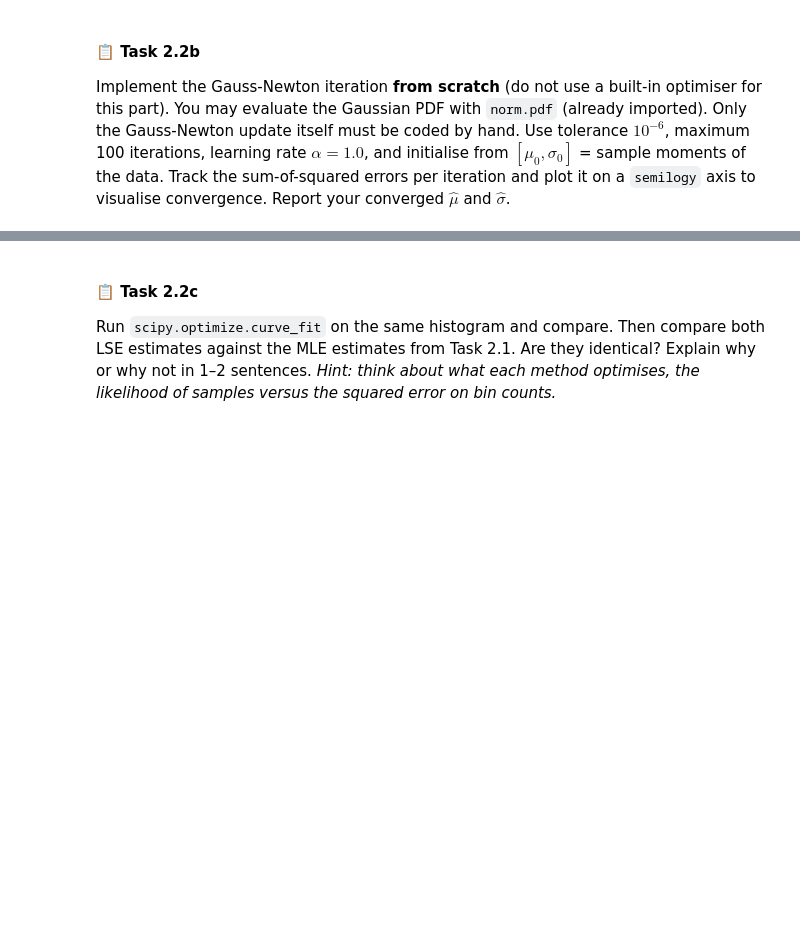
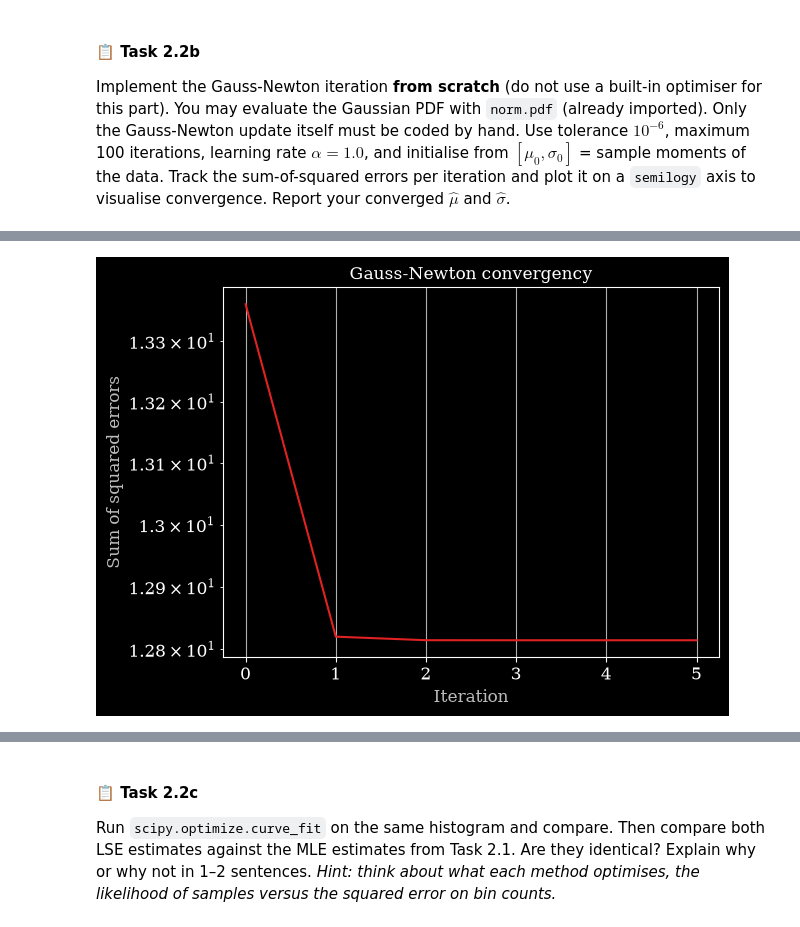
Before and after one commit to karla-hartmann0512/SSP-group16, a Jupyter notebook: project.ipynb, the cells around one changed output, grey strips where cells are left out. Drawn from its saved outputs; the diff is of its cells as text; code cells hidden in the pictures; blank space fills up the shorter version.

Commit message:
Add Gauss-Newton method

```diff
--- a/project.ipynb
+++ b/project.ipynb
@@ -946,4 +960,86 @@ Implement the Gauss-Newton iteration **from scratch** (do not use a built-in opt
 #    Useful: np.histogram, np.linalg.solve.
 
 # ── 🧠 Your solution — Task 2.2b ────────────────────────────────────────────────
-# ... your code here ...
+# Obtaining values for x (centers) and y (counts)
+counts, edges = np.histogram(rr_N, bins = 30, density=True)
+centers = 0.5 * (edges[:-1] + edges[1:])
+print(centers.shape, counts.shape)
+
+
+# Initiating params
+loss = 1
+it = 0
+# Mean and standard deviations
+mean_gauss = mean_rr
+sd_gauss = sdnn
+theta = np.array([mean_gauss, sd_gauss])
+alpha = 1
+tol = 1e-6
+loss_recording = []
+
+
+
+while  it < 100:
+    # Calculate probability from bins
+    px = norm.pdf(centers, mean_gauss, sd_gauss)
+
+    # Error
+    eps = counts - px
+
+
+    # jacobian matrix
+    # First term
+    dmu = px * ((centers - mean_gauss)/ sd_gauss**2)
+    # Second term
+    dsigma = px * ((-1/sd_gauss) + ((centers - mean_gauss)**2)/(sd_gauss)**3)
+    # Matrix combined
+    J = np.column_stack((dmu, dsigma))
+
+
+    # Calculate gradient from jacobian
+    delta_theta = np.linalg.solve(J.T @ J, J.T @ eps)
+
+    # obtain variation in parameters
+    parameter_change = np.linalg.norm(delta_theta)
+
+    # Theta update
+    theta = theta + alpha * delta_theta
+
+
+    #Update values from mean and standard deviation
+    mean_gauss = theta[0]
+    sd_gauss = theta[1]
+
+    # Calculate probability with updated params
+    px = norm.pdf(centers, mean_gauss, sd_gauss)
+
+    # Calculate squared error of probabilities
+    loss = np.sum((counts - px)**2)
+
+
+    # Iteration log
+    #print(f"Iteration number {it}, loss evaluated at {loss}")
+    print(
+    f"Iteration {it}, "
+    f"loss = {loss}, "
+    f"mu = {mean_gauss}, "
+    f"sigma = {sd_gauss}, "
+    f"parameter change = {parameter_change}, "
+    f"delta = {delta_theta}"
+)
+
+    loss_recording.append(loss)
+
+    # Update iteration
+    it +=1
+
+    if parameter_change < tol:
+        break
+
+plt.semilogy(loss_recording)
+plt.xlabel("Iteration")
+plt.ylabel("Sum of squared errors")
+plt.title("Gauss-Newton convergency")
+plt.grid()
+plt.show()
+# %% [output]
@@ -949,0 +1053 @@ Implement the Gauss-Newton iteration **from scratch** (do not use a built-in opt
+[figure, added]
```
Also changed, not shown: parts of 8 cells of this notebook.
